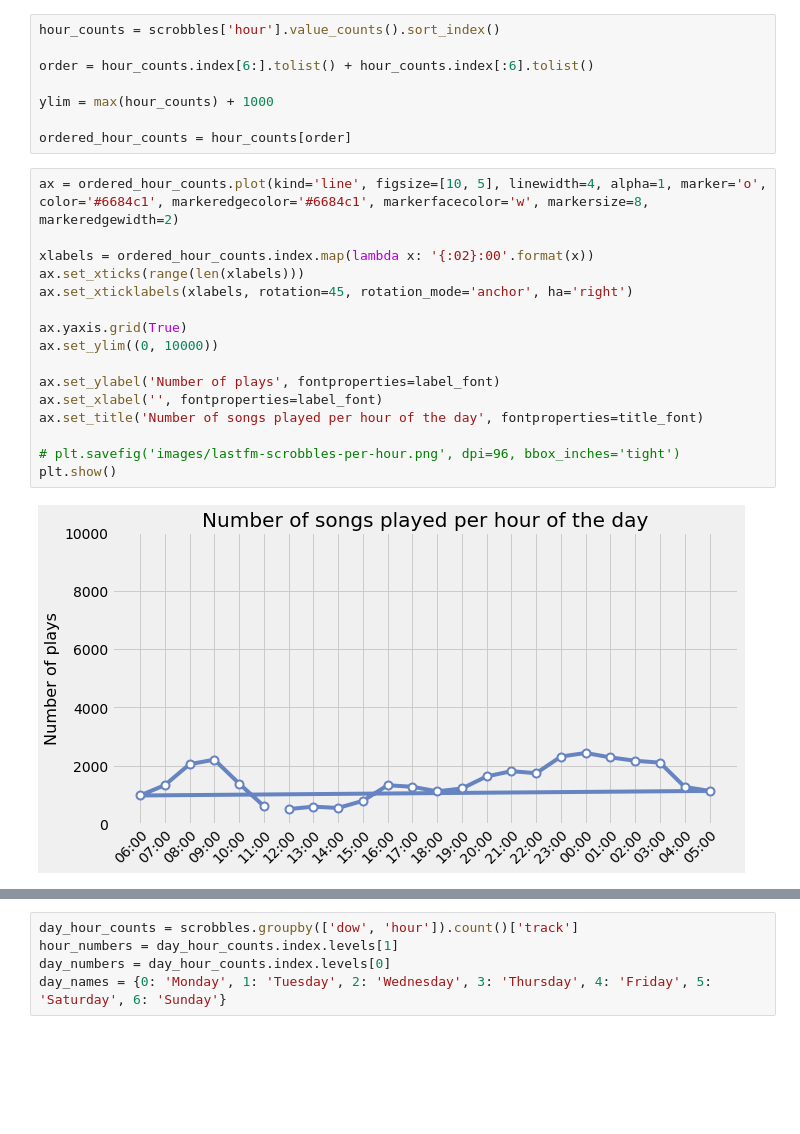
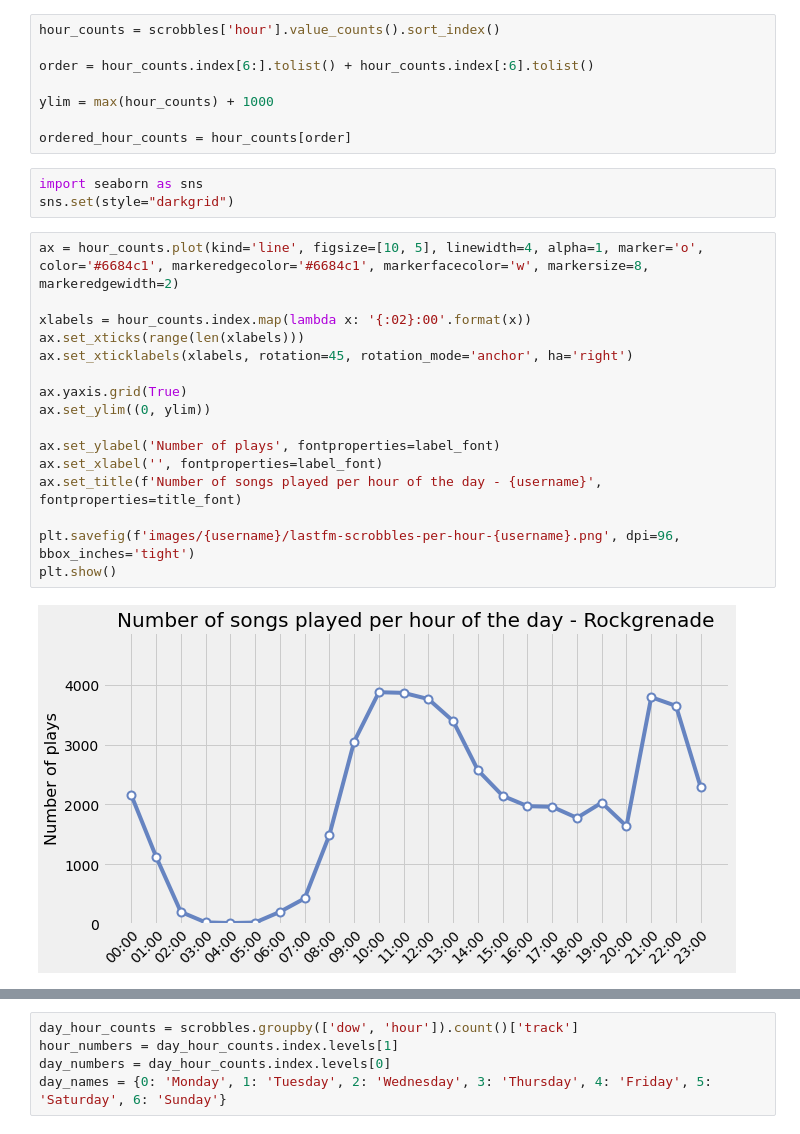
Before and after one commit to SidSaxena/music-analysis, a Jupyter notebook: lastfm/multiuser_analysis.ipynb, the cells around one changed output, grey strips where cells are left out. Drawn from its saved outputs; the diff is of its cells as text; blank space fills up the shorter version.

```diff
--- a/lastfm/multiuser_analysis.ipynb
+++ b/lastfm/multiuser_analysis.ipynb
@@ -251,21 +247,24 @@ order = hour_counts.index[6:].tolist() + hour_counts.index[:6].tolist()
 ylim = max(hour_counts) + 1000
 
 ordered_hour_counts = hour_counts[order]
+# %%
+import seaborn as sns
+sns.set(style="darkgrid")
 # %%
-ax = ordered_hour_counts.plot(kind='line', figsize=[10, 5], linewidth=4, alpha=1, marker='o', color='#6684c1', markeredgecolor='#6684c1', markerfacecolor='w', markersize=8, markeredgewidth=2)
+ax = hour_counts.plot(kind='line', figsize=[10, 5], linewidth=4, alpha=1, marker='o', color='#6684c1', markeredgecolor='#6684c1', markerfacecolor='w', markersize=8, markeredgewidth=2)
 
-xlabels = ordered_hour_counts.index.map(lambda x: '{:02}:00'.format(x))
+xlabels = hour_counts.index.map(lambda x: '{:02}:00'.format(x))
 ax.set_xticks(range(len(xlabels)))
 ax.set_xticklabels(xlabels, rotation=45, rotation_mode='anchor', ha='right')
 
 ax.yaxis.grid(True)
-ax.set_ylim((0, 10000))
+ax.set_ylim((0, ylim))
 
 ax.set_ylabel('Number of plays', fontproperties=label_font)
 ax.set_xlabel('', fontproperties=label_font)
-ax.set_title('Number of songs played per hour of the day', fontproperties=title_font)
+ax.set_title(f'Number of songs played per hour of the day - {username}', fontproperties=title_font)
 
-# plt.savefig('images/lastfm-scrobbles-per-hour.png', dpi=96, bbox_inches='tight')
+plt.savefig(f'images/{username}/lastfm-scrobbles-per-hour-{username}.png', dpi=96, bbox_inches='tight')
 plt.show()
 # %% [output]
-[figure, old version]
+[figure, new version]
```
Also changed, not shown: parts of 15 cells of this notebook.
